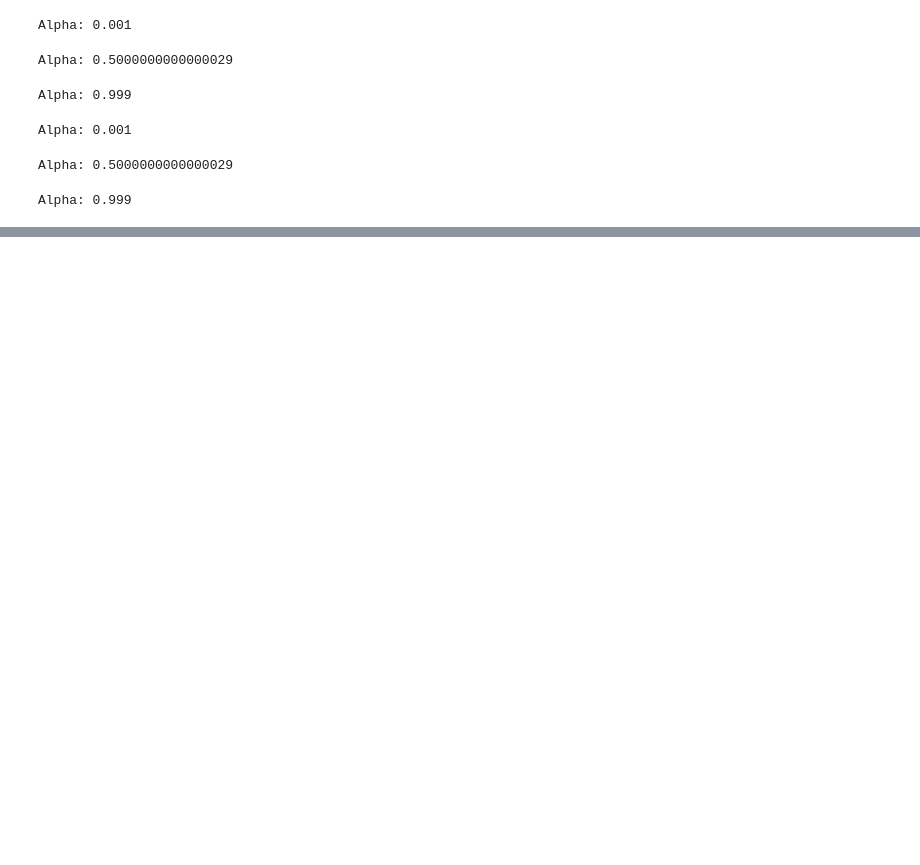
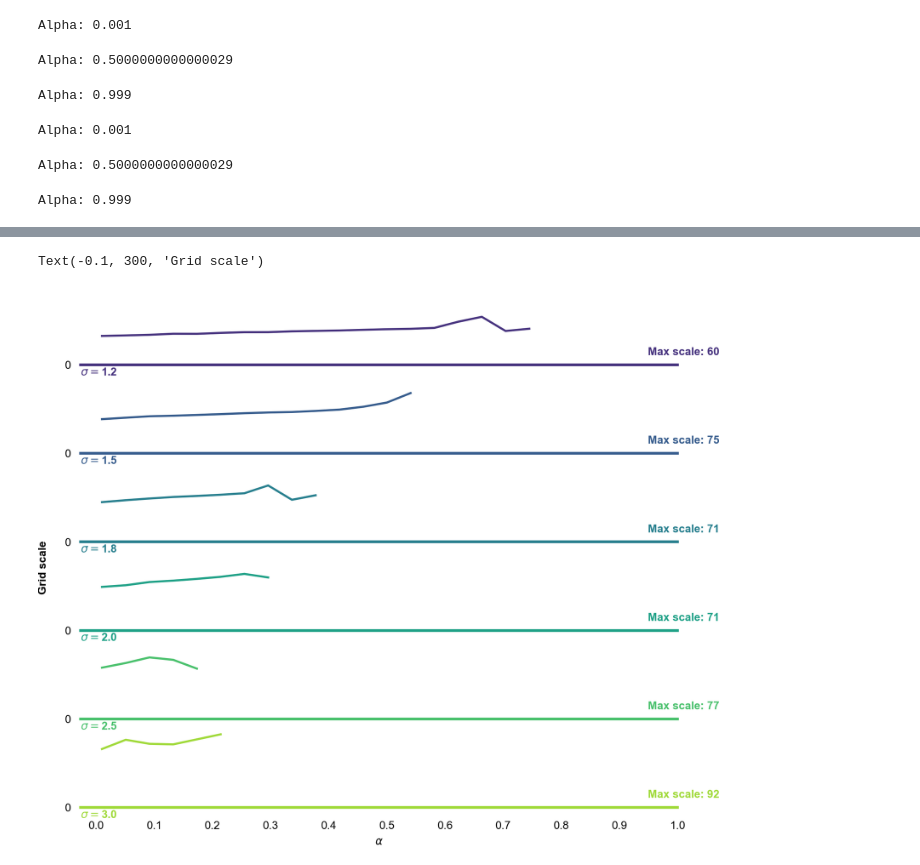
Before and after one commit to bioAI-Oslo/GridsWithoutPI, a Jupyter notebook: grid-search.ipynb, the cells around one changed output, grey strips where cells are left out. Saved outputs shown, nothing was run; the diff lists cells and outputs as text; code cells hidden in the pictures; blank space fills up the shorter version.

```diff
--- a/grid-search.ipynb
+++ b/grid-search.ipynb
@@ -342,0 +329,57 @@ Text(-0.1, 2.5, 'Gridscore')
+# %%
+# Create the data
+
+grid_scores = np.load('./gridsearch/ffgc_grid_scores.npy')
+grid_spacings = np.load('./gridsearch/ffgc_grid_spacings.npy')
+alphas = np.load('./gridsearch/ffgc_grid_search_alphas.npy')
+sigmas = np.load('./gridsearch/ffgc_grid_search_sigmas.npy')
+
+grid_scores_means = np.mean(grid_scores, axis = 2)
+
+n_plots = len(sigmas)
+
+# x = rs.randn(500)
+x = grid_spacings.T.flatten()
+g = np.tile([r"$\sigma = $" + str(sigmas[i]) for i in range(len(sigmas))], len(alphas))
+alphas_plot = np.repeat(alphas, len(sigmas))
+df = pd.DataFrame(dict(x=x, g=g, alpha=alphas_plot, alpha_max = np.repeat(mean_alpha_max, len(alphas))))
+
+# Initialize the FacetGrid object
+g = sns.FacetGrid(df, row="g", hue="g", aspect=7, height=1)
+
+# Plot
+g.map(sns.lineplot, "alpha", "x", alpha=1, linewidth=1.5, err_kws={'alpha':0})
+
+# Create coloured axes
+g.refline(y=0, linewidth=2, linestyle="-", color=None, clip_on=False)
+
+
+# Define and use a simple function to label the plot in axes coordinates
+def label(x, color, label):
+    ax = plt.gca()
+    # label = r"\sigma" + f"{label:.2f}"
+    max_y = grid_spacings_max[np.where(sigmas == float(label[11:14]))[0][0]]
+    # max_y = mean_max[np.where(sigmas == float(label[11:14]))[0][0]]
+    # print(max_y)
+    # Plot the labels in "g"
+    ax.text(0, -0.05, label, fontweight="bold", color=color,
+            ha="left", va="center", transform=ax.transAxes)
+    # Plot the max mean gridscore
+    ax.text(0.95, 0.2, f"Max scale: {max_y:.0f}", fontweight="bold", color=color, ha="left", va="center", transform=ax.transAxes)
+
+g.map(label, "x")
+
+# Set the subplots to overlap, NB: Adjust if you get white overlaps
+g.figure.subplots_adjust(hspace=0.1)
+
+# Remove axes details that don't play well with overlap
+g.set_titles("")
+g.set(yticks=[0], ylabel="", xlabel=r"$\alpha$", xticks=np.linspace(0,1,11))
+g.despine(bottom=True, left=True)
+g.tick_params(left=False, bottom=False)
+ax = plt.gca()
+# Remove grid tick lines
+ax.text(-0.1, 300, 'Grid scale', va='center', rotation='vertical', fontweight='bold')
+# %% [output]
+Text(-0.1, 300, 'Grid scale')
+[figure, added]
```
Also changed, not shown: parts of 10 cells of this notebook.
